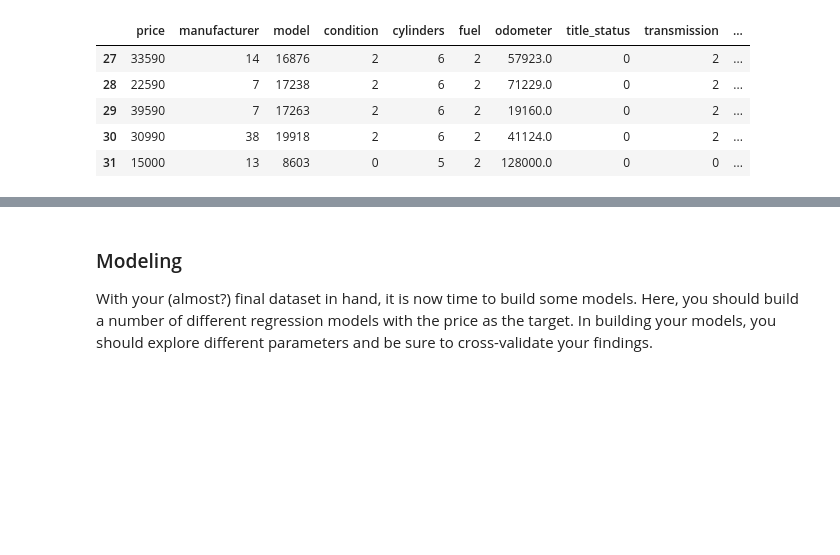
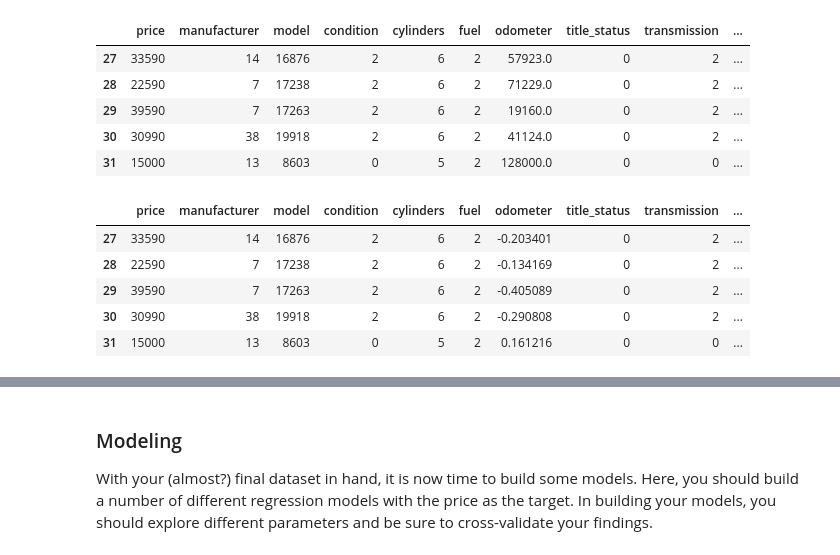
Before and after one commit to swethag04/ml-projects, a Jupyter notebook: used-car-price-analysis/used-car-price-analysis.ipynb, the cells around one changed output, grey strips where cells are left out. Cells and saved outputs as stored; diff of their text form; code cells hidden in the pictures; blank space fills up the shorter version.

```diff
--- a/used-car-price-analysis/used-car-price-analysis.ipynb
+++ b/used-car-price-analysis/used-car-price-analysis.ipynb
@@ -531,3 +536,15 @@ df.head()
+# %%
+# Normalizing numeric columns
+scaler = StandardScaler()
+df[numeric_features] = scaler.fit_transform(df[numeric_features])
+df.head()
+# %% [output]
+|  | price | manufacturer | model | condition | cylinders | fuel | odometer | title_status | transmission | ... |
+| 27 | 33590 | 14 | 16876 | 2 | 6 | 2 | -0.203401 | 0 | 2 | ... |
+| 28 | 22590 | 7 | 17238 | 2 | 6 | 2 | -0.134169 | 0 | 2 | ... |
+| 29 | 39590 | 7 | 17263 | 2 | 6 | 2 | -0.405089 | 0 | 2 | ... |
+| 30 | 30990 | 38 | 19918 | 2 | 6 | 2 | -0.290808 | 0 | 2 | ... |
+| 31 | 15000 | 13 | 8603 | 0 | 5 | 2 | 0.161216 | 0 | 0 | ... |
 # %%
 df_ohe = pd.get_dummies(df, columns = ['manufacturer', 'condition', 'cylinders', 'fuel', 'title_status', 'transmission',
                                        'drive', 'type', 'paint_color'])
```
Also changed, not shown: parts of 23 cells of this notebook.
